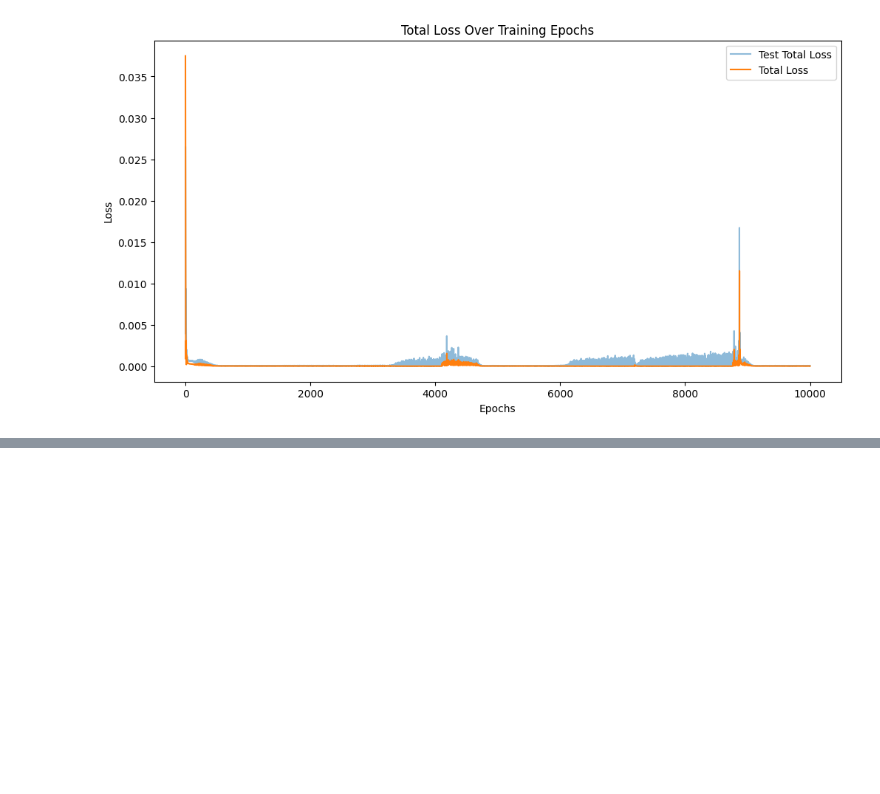
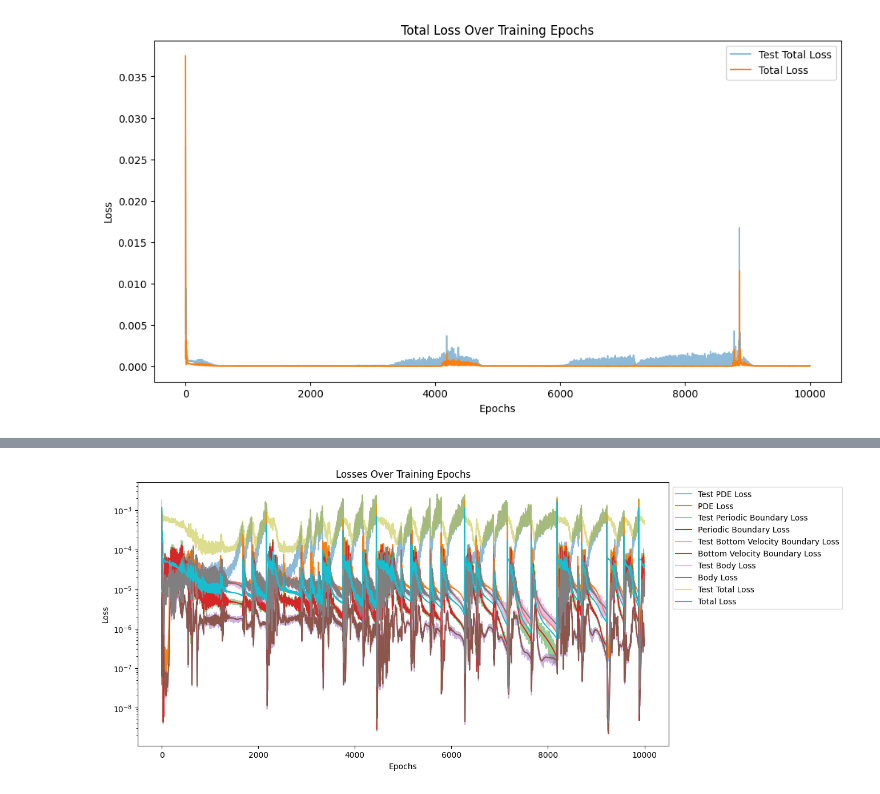
Before and after one commit to LuigiElo/DL-PINNs, a Jupyter notebook: PINN_LaPlace2D_Pytorch.ipynb, the cells around one changed output, grey strips where cells are left out. Cells and saved outputs as stored; diff of their text form; code cells hidden in the pictures; blank space fills up the shorter version.

```diff
--- a/PINN_LaPlace2D_Pytorch.ipynb
+++ b/PINN_LaPlace2D_Pytorch.ipynb
@@ -1577,7 +1586,7 @@ for epoch in range(num_epochs):
 
     #total_loss = loss_function_approximation + loss_periodic_boundary + loss_vel_bottom_boundary + loss_pde_loss
 
-    total_loss = adapt_weights[0] * loss_function_approximation + adapt_weights[1]*loss_periodic_boundary + adapt_weights[2]*loss_pde_loss + adapt_weights[3]*loss_vel_bottom_boundary + adapt_weights[4]*loss_body
+    total_loss = beta*adapt_weights[0] * loss_function_approximation + adapt_weights[1]*loss_periodic_boundary + adapt_weights[2]*loss_pde_loss + adapt_weights[3]*loss_vel_bottom_boundary + adapt_weights[4]*loss_body
     # Backward pass and optimization
     optimizer.zero_grad()
     total_loss.backward()
@@ -1709,0 +1719,42 @@ compareVelocity2Analytical(top_left_corner,square_len,True)
+# %%
+def plotLoss(num_epochs, body=False, start=0):
+    if not body:
+        losses = {
+            "PDE Loss": [test_loss_pde_list, loss_pde_list],
+            "Periodic Boundary Loss": [test_loss_per_bc_list, loss_per_bc_list],
+            "Bottom Velocity Boundary Loss": [test_loss_bot_vel_bc_list, loss_bot_vel_bc_list],
+            "Body Loss": [test_loss_body_list, loss_body_list],
+            "Total Loss": [test_total_loss_list, total_loss_list],
+        }
+    else:
+        losses = {
+            "PDE Loss": [test_loss_pde_list, loss_pde_list],
+            "Periodic Boundary Loss": [test_loss_per_bc_list, loss_per_bc_list],
+            "Bottom Velocity Boundary Loss": [test_loss_bot_vel_bc_list, loss_bot_vel_bc_list],
+            "Data Loss": [test_loss_data_list, loss_data_list],
+            "Body Loss": [test_loss_body_list, loss_body_list],
+            "Total Loss": [test_total_loss_list, total_loss_list],
+        }
+
+    epochs_range = range(start, num_epochs, 1)
+
+    plt.figure(figsize=(12, 6))
+
+    for loss_type, loss_values in losses.items():
+        try:
+            test_loss, training_loss = loss_values
+            # plt.plot(epochs_range, test_loss[start:num_epochs], label="Test " + loss_type, alpha=0.5)
+            plt.semilogy(epochs_range, test_loss[start:num_epochs], label="Test " + loss_type, alpha=0.5)
+            plt.semilogy(epochs_range, training_loss[start:num_epochs], label=loss_type)
+        except:
+            print(f"There is no {loss_type}")
+
+    plt.title("Losses Over Training Epochs")
+    plt.xlabel("Epochs")
+    plt.ylabel("Loss")
+    plt.legend(loc='center left', bbox_to_anchor=(1, 0.75))
+    plt.show()
+
+plotLoss(num_epochs)
+# %% [output]
+[figure, added]
```
Also changed, not shown: parts of 11 cells of this notebook.
